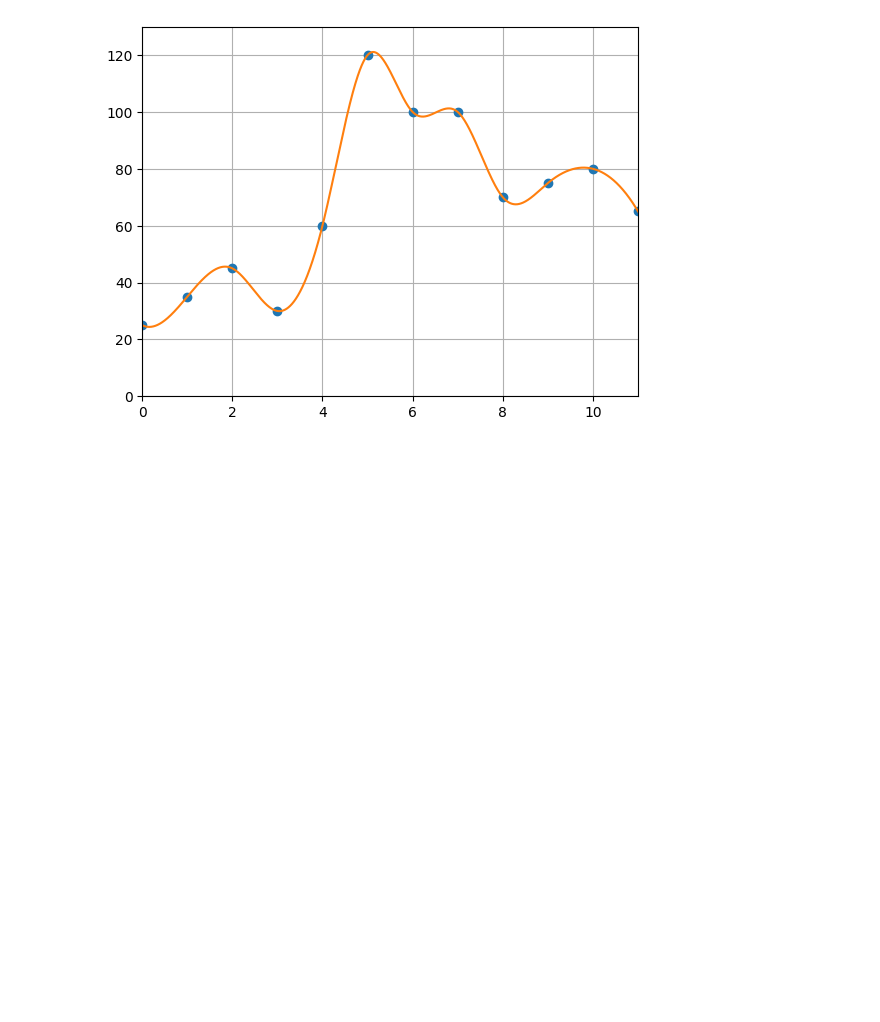
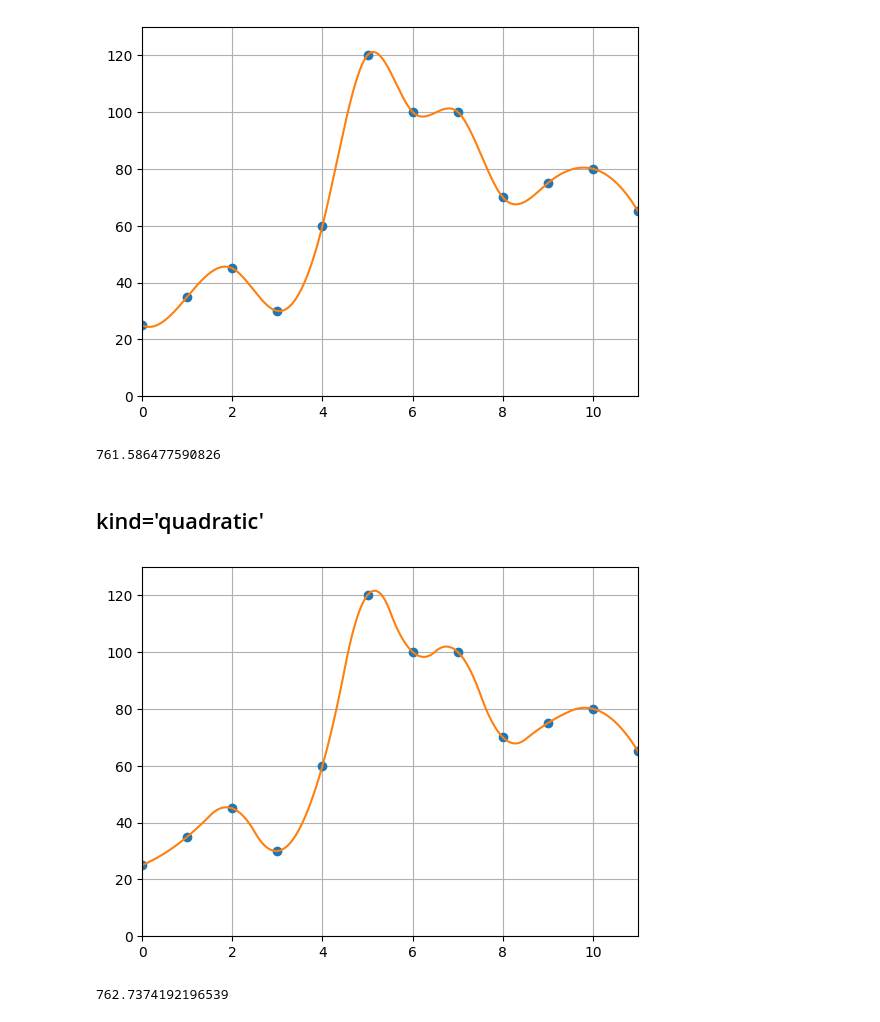
Before and after one commit to PavelStelmakhV/hw304-csipy, a Jupyter notebook: Hw4.1.ipynb, the cells around one changed output. Cells and saved outputs as stored; diff of their text form; code cells hidden in the pictures; blank space fills up the shorter version.

```diff
--- a/Hw4.1.ipynb
+++ b/Hw4.1.ipynb
@@ -28,3 +31,25 @@ plt.ylim(0, 130)
 plt.grid()
 # %% [output]
 [figure]
+# %%
+result = integrate.quad(f_cubic, 0, 11)
+result[0]
+# %% [output]
+761.586477590826
+# %% [markdown]
+## kind='quadratic'
+# %%
+f_quadratic = interp1d(time, speed, kind='quadratic')
+plt.plot(time, speed, 'o')
+more_date = np.linspace(0, 11, 10000)
+plt.plot(more_date, f_quadratic(more_date))
+plt.xlim(0, 11)
+plt.ylim(0, 130)
+plt.grid()
+# %% [output]
+[figure, added]
+# %%
+result = integrate.quad(f_quadratic, 0, 11)
+result[0]
+# %% [output]
+762.7374192196539
```
Also changed, not shown: parts of 3 cells of this notebook.
